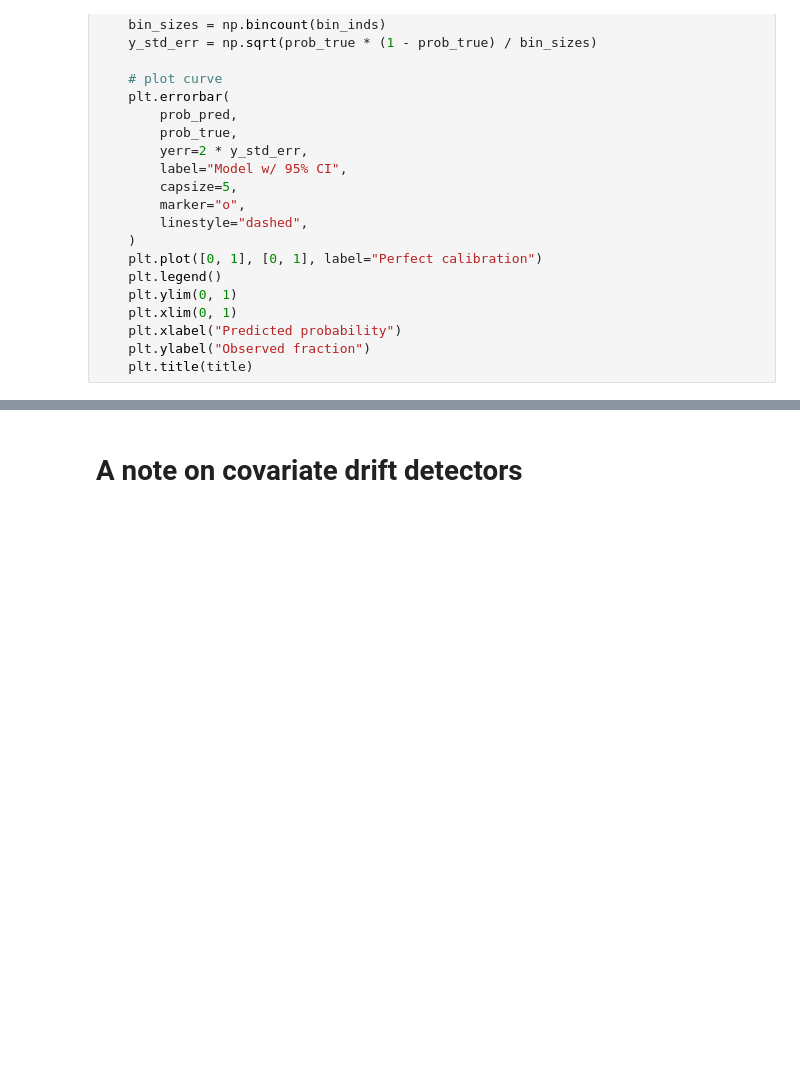
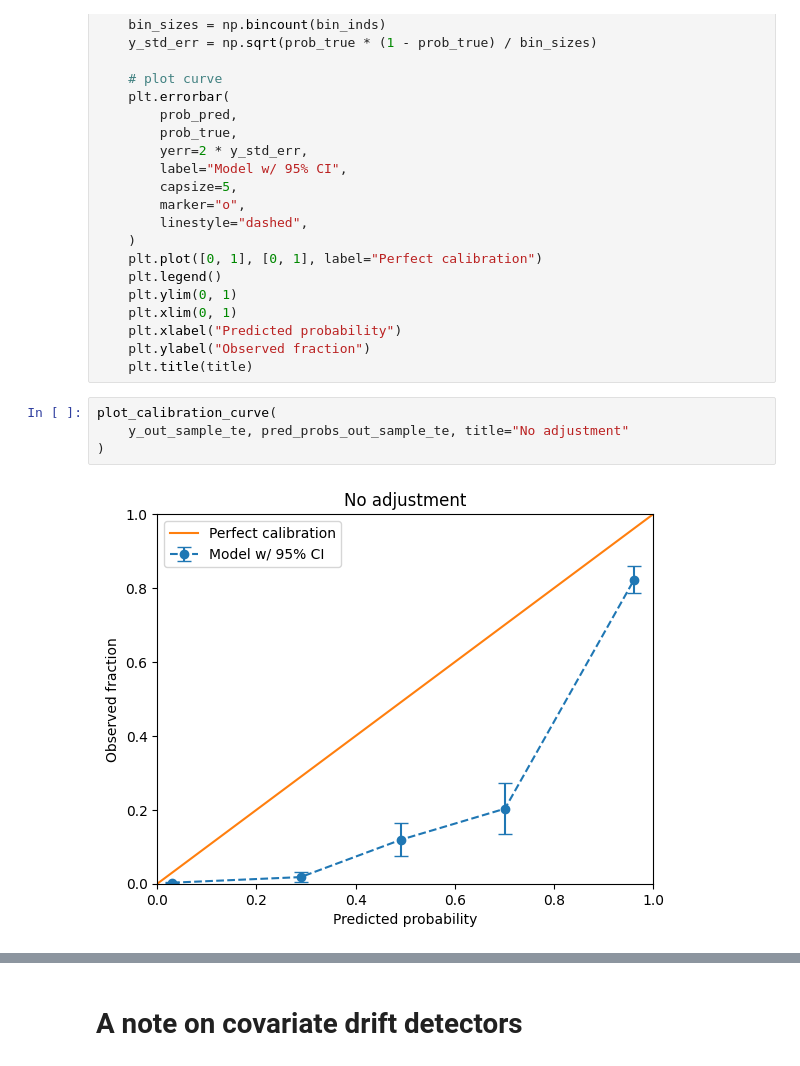
Before and after one commit to kddubey/blog, a Jupyter notebook: precision_drop.ipynb, the cells around one changed output, grey strips where cells are left out. Saved outputs shown, nothing was run; the diff lists cells and outputs as text; blank space fills up the shorter version.

```diff
--- a/precision_drop.ipynb
+++ b/precision_drop.ipynb
@@ -505,6 +501,12 @@ def plot_calibration_curve(y, pred_probs, n_bins=5, title=""):
     plt.xlabel("Predicted probability")
     plt.ylabel("Observed fraction")
     plt.title(title)
+# %%
+plot_calibration_curve(
+    y_out_sample_te, pred_probs_out_sample_te, title="No adjustment"
+)
+# %% [output]
+[figure, added]
 # %%
 plot_calibration_curve(
     y_out_sample_te, pred_probs_out_sample_te_adjusted, title="Simple adjustment"
```
Also changed, not shown: parts of 13 cells of this notebook.
